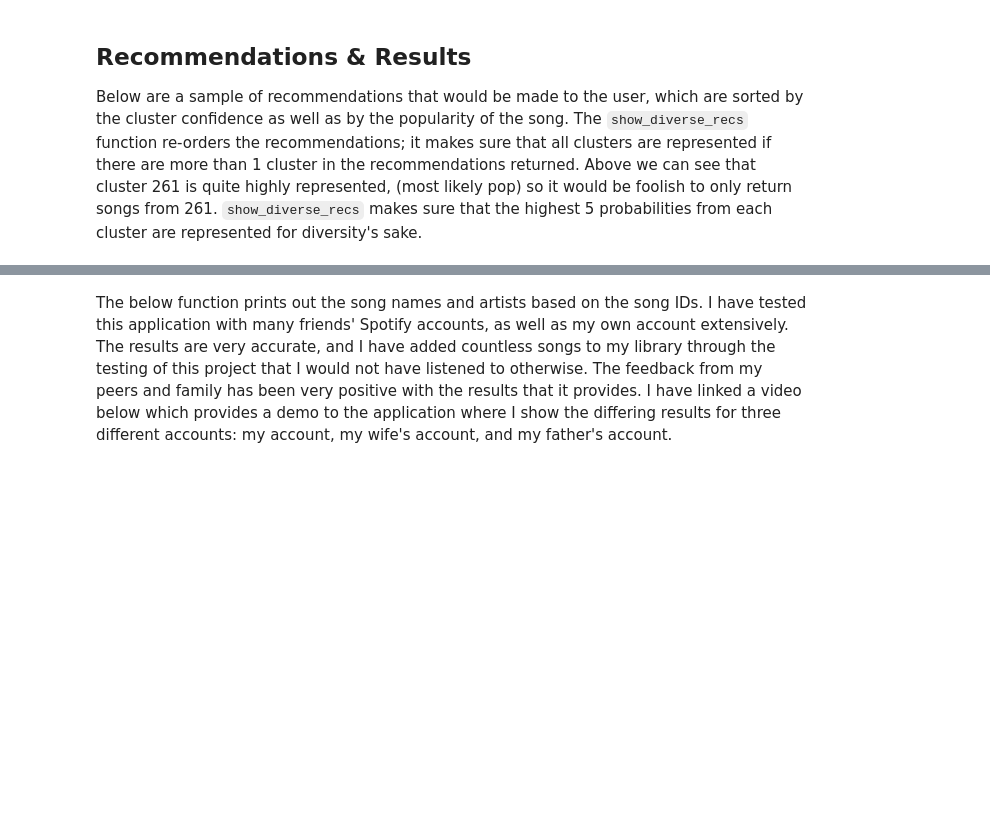
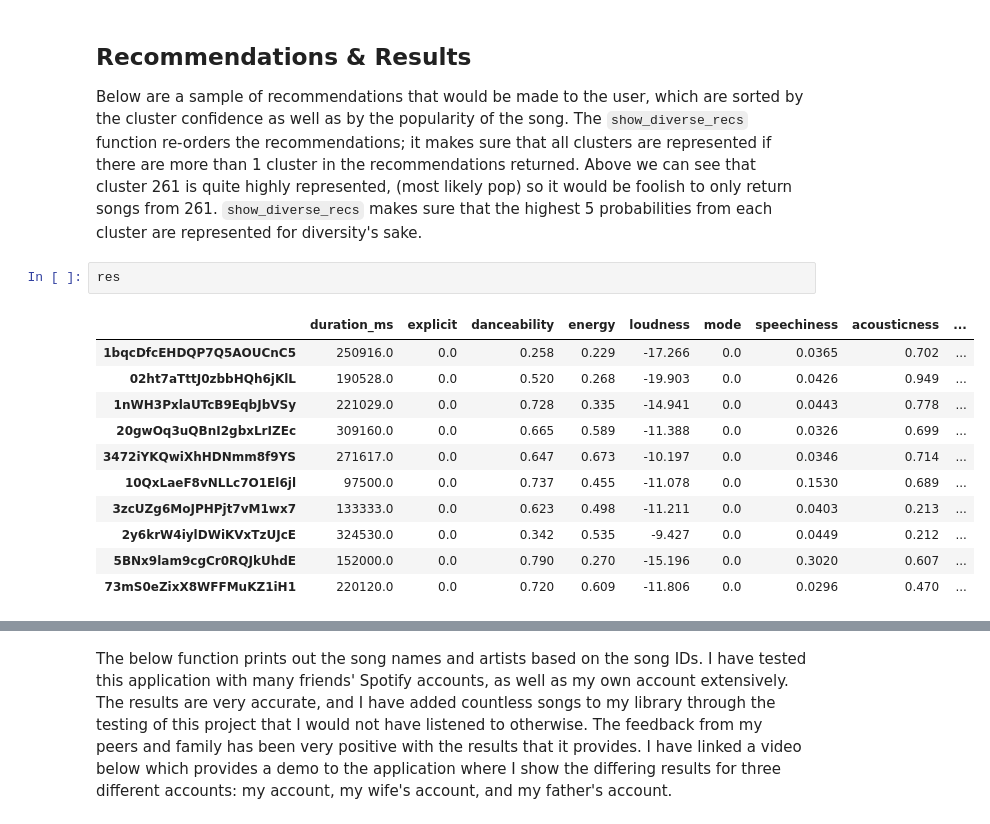
Before and after one commit to brennerswenson/spotify-recommendations, a Jupyter notebook: spotify-recommendations.ipynb, the cells around one changed output, grey strips where cells are left out. Drawn from its saved outputs; the diff is of its cells as text; blank space fills up the shorter version.

```diff
--- a/spotify-recommendations.ipynb
+++ b/spotify-recommendations.ipynb
@@ -1062,6 +1132,20 @@ display(res)
 ## Recommendations & Results
 
 Below are a sample of recommendations that would be made to the user, which are sorted by the cluster confidence as well as by the popularity of the song. The `show_diverse_recs` function re-orders the recommendations; it makes sure that all clusters are represented if there are more than 1 cluster in the recommendations returned. Above we can see that cluster 261 is quite highly represented, (most likely pop) so it would be foolish to only return songs from 261. `show_diverse_recs` makes sure that the highest 5 probabilities from each cluster are represented for diversity's sake.
+# %%
+res
+# %% [output]
+|  | duration_ms | explicit | danceability | energy | loudness | mode | speechiness | acousticness | ... |
+| 1bqcDfcEHDQP7Q5AOUCnC5 | 250916.0 | 0.0 | 0.258 | 0.229 | -17.266 | 0.0 | 0.0365 | 0.702 | ... |
+| 02ht7aTttJ0zbbHQh6jKlL | 190528.0 | 0.0 | 0.520 | 0.268 | -19.903 | 0.0 | 0.0426 | 0.949 | ... |
+| 1nWH3PxlaUTcB9EqbJbVSy | 221029.0 | 0.0 | 0.728 | 0.335 | -14.941 | 0.0 | 0.0443 | 0.778 | ... |
+| 20gwOq3uQBnI2gbxLrIZEc | 309160.0 | 0.0 | 0.665 | 0.589 | -11.388 | 0.0 | 0.0326 | 0.699 | ... |
+| 3472iYKQwiXhHDNmm8f9YS | 271617.0 | 0.0 | 0.647 | 0.673 | -10.197 | 0.0 | 0.0346 | 0.714 | ... |
+| 10QxLaeF8vNLLc7O1El6jl | 97500.0 | 0.0 | 0.737 | 0.455 | -11.078 | 0.0 | 0.1530 | 0.689 | ... |
+| 3zcUZg6MoJPHPjt7vM1wx7 | 133333.0 | 0.0 | 0.623 | 0.498 | -11.211 | 0.0 | 0.0403 | 0.213 | ... |
+| 2y6krW4iylDWiKVxTzUJcE | 324530.0 | 0.0 | 0.342 | 0.535 | -9.427 | 0.0 | 0.0449 | 0.212 | ... |
+| 5BNx9lam9cgCr0RQJkUhdE | 152000.0 | 0.0 | 0.790 | 0.270 | -15.196 | 0.0 | 0.3020 | 0.607 | ... |
+| 73mS0eZixX8WFFMuKZ1iH1 | 220120.0 | 0.0 | 0.720 | 0.609 | -11.806 | 0.0 | 0.0296 | 0.470 | ... |
 # %%
 # order recommendations alternating clusters
 # only if there are songs from at least two different clusters
```
Also changed, not shown: parts of 24 cells of this notebook, 1 other file.
